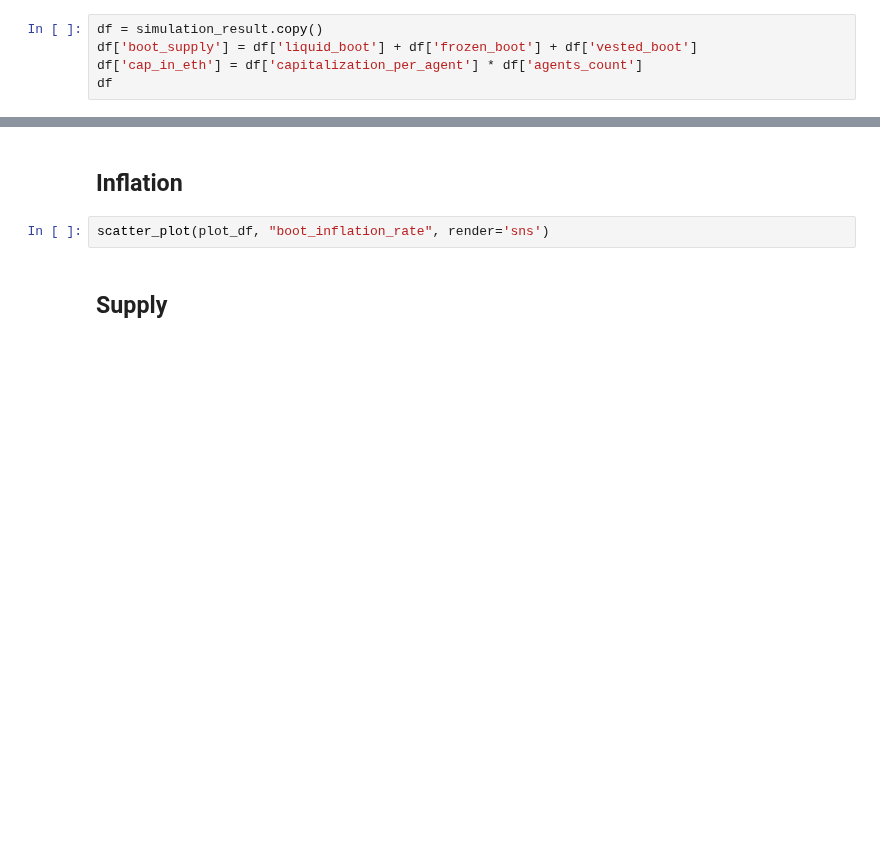
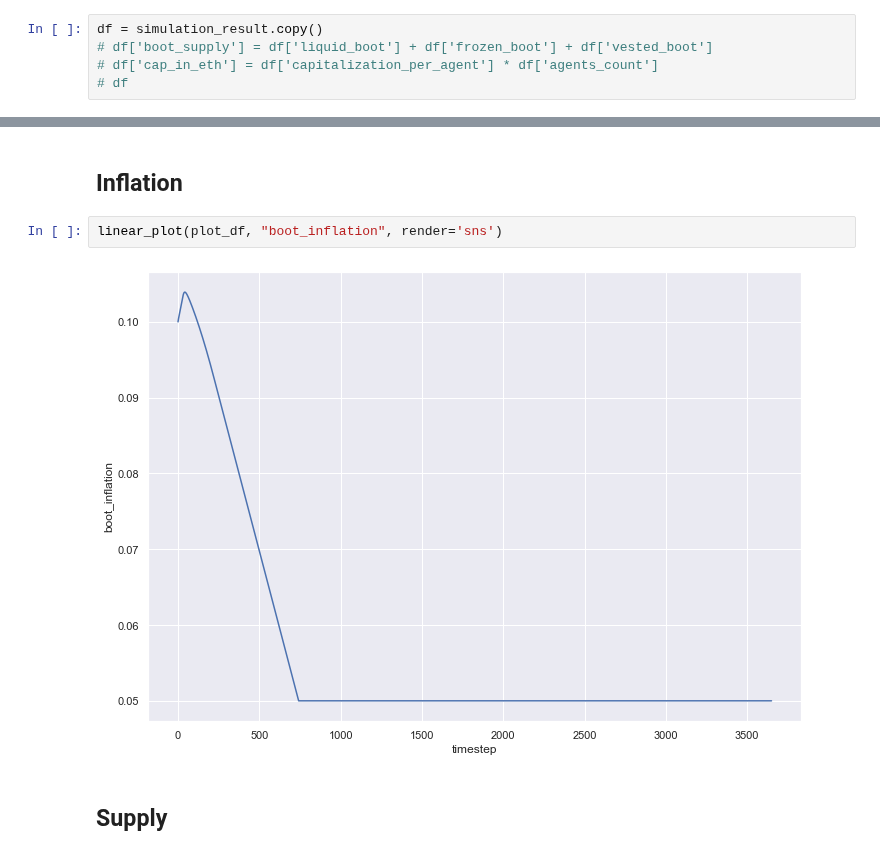
Before and after one commit to cybercongress/cybernomics, a Jupyter notebook: bostrom_simulation/simulation.ipynb, the cells around one changed output, grey strips where cells are left out. Saved outputs shown, nothing was run; the diff lists cells and outputs as text; blank space fills up the shorter version.

```diff
--- a/bostrom_simulation/simulation.ipynb
+++ b/bostrom_simulation/simulation.ipynb
@@ -127,9 +161,9 @@ print("--- %s seconds ---" % (time.time() - start_time))
 start_time = time.time()
 # %%
 df = simulation_result.copy()
-df['boot_supply'] = df['liquid_boot'] + df['frozen_boot'] + df['vested_boot']
-df['cap_in_eth'] = df['capitalization_per_agent'] * df['agents_count']
-df
+# df['boot_supply'] = df['liquid_boot'] + df['frozen_boot'] + df['vested_boot']
+# df['cap_in_eth'] = df['capitalization_per_agent'] * df['agents_count']
+# df
 # %%
 # save local model file for power bi
 # import pyarrow as pa
@@ -141,7 +191,9 @@ plot_df = df_preparator(df)
 # %% [markdown]
 ## Inflation
 # %%
-scatter_plot(plot_df, "boot_inflation_rate", render='sns')
+linear_plot(plot_df, "boot_inflation", render='sns')
+# %% [output]
+[figure, added]
 # %% [markdown]
 ## Supply
 # %%
```
Also changed, not shown: parts of 44 cells of this notebook, 5 other files.
